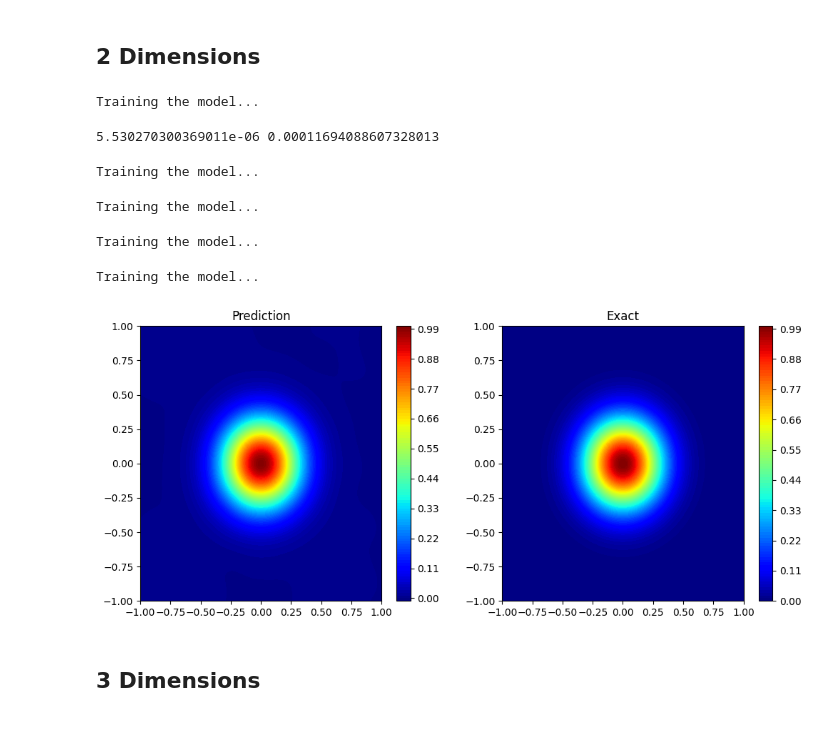
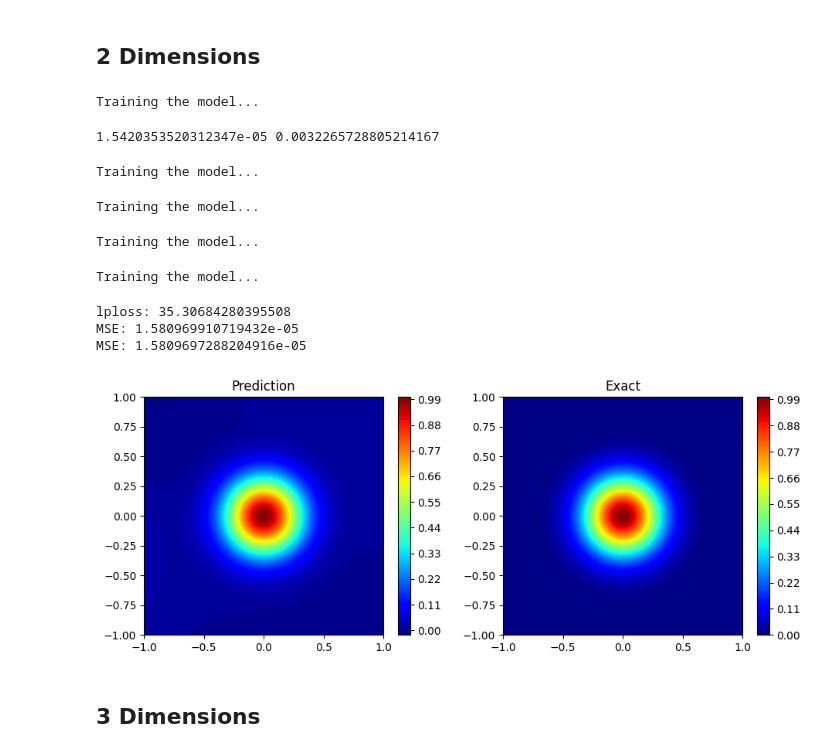
Before and after one commit to Mohammed-khlifi/NeuralPDE-Solver, a Jupyter notebook: main.ipynb, the cells around one changed output. Saved outputs shown, nothing was run; the diff lists cells and outputs as text; code cells hidden in the pictures.

```diff
--- a/main.ipynb
+++ b/main.ipynb
@@ -267,7 +378,7 @@ d = pdeOperator()
 device = 'cpu'
 operator_2d = lambda u,x,y : d.laplacian(u, x, y)
 u_exact_2d = lambda x,y :  torch.exp(-10*(x**2 + y**2))
-coords_2d = [torch.linspace(-1, 1, 10).to(device), torch.linspace(-1, 1, 10).to(device)]
+coords_2d = [torch.linspace(-1, 1, 32).to(device), torch.linspace(-1, 1, 32).to(device)]
 solver = Solver(
         hidden_size=50,
         num_layers=2,
@@ -343,7 +454,7 @@ model , mse , loss , coords  , risid = solver.solve(dimensions = 2 ,
                                 coords = coords_2d ,
                                 boundary_conditions = bcs ,
                                 pde_configurations=pde_configurations,
-                                epochs = 5000 ,
+                                epochs = 500 ,
                                 plot = False,
                                 )
 
@@ -352,7 +463,7 @@ model , mse , loss , coords  , risid = solver.solve(dimensions = 2 ,
 print(mse , loss)
 # %% [output]
 Training the model...
-5.530270300369011e-06 0.00011694088607328013
+1.5420353520312347e-05 0.0032265728805214167
 # %%
 def benchmarking_2D(epochs = 1000 , lr = 0.01 , update_rate = 100 , update_points = 25):
     f_2d = lambda X,Y : torch.exp(-10*(X**2 + Y**2))*(-20)*(1-20*X**2) + torch.exp(-10*(X**2 + Y**2))*(-20)*(1-20*Y**2)
@@ -448,25 +559,38 @@ Training the model...
 Training the model...
 Training the model...
 # %%
-x = torch.linspace(-1, 1, 100).to(device)
-y = torch.linspace(-1, 1, 100).to(device)
+x = torch.linspace(-1, 1, 64).to(device)
+y = torch.linspace(-1, 1, 64).to(device)
 x, y = torch.meshgrid(x, y)
 inputs = torch.cat([x.unsqueeze(-1), y.unsqueeze(-1)], dim=-1)
-u_pred = model(inputs).cpu().detach().numpy().squeeze()
-u_exact = u_exact_2d(x, y).cpu().detach().numpy()
+u_pred = model(inputs)
+u_exact = u_exact_2d(x, y)
+lploss = LpLoss(d=2, p=1, size_average=True, reduction="mean")
 
-plt.figure(figsize=(12, 5))
+print(f"lploss: {lploss(u_pred, u_exact)}")
+
+print(f"MSE: {F.mse_loss(u_pred.squeeze(), u_exact)}")
+
+u_pred =u_pred.cpu().detach().numpy().squeeze()
+u_exact = u_exact.cpu().detach().numpy()
+
+print(f"MSE: {np.mean((u_pred - u_exact)**2)}")
+
+plt.figure(figsize=(11, 4))
 plt.subplot(1, 2, 1)
 plt.contourf(x, y, u_pred, levels=100, cmap="jet")
 plt.title("Prediction")
 plt.colorbar()
 plt.subplot(1, 2, 2)
 plt.contourf(x, y, u_exact, levels=100, cmap="jet")
 plt.title("Exact")
 plt.colorbar()
 plt.show()
 # %% [output]
+lploss: 35.30684280395508
+MSE: 1.580969910719432e-05
+MSE: 1.5809697288204916e-05
-[figure, old version]
+[figure, new version]
 # %% [markdown]
 ## 3 Dimensions
 # %%
```
Also changed, not shown: parts of 10 cells of this notebook, 23 other files.
